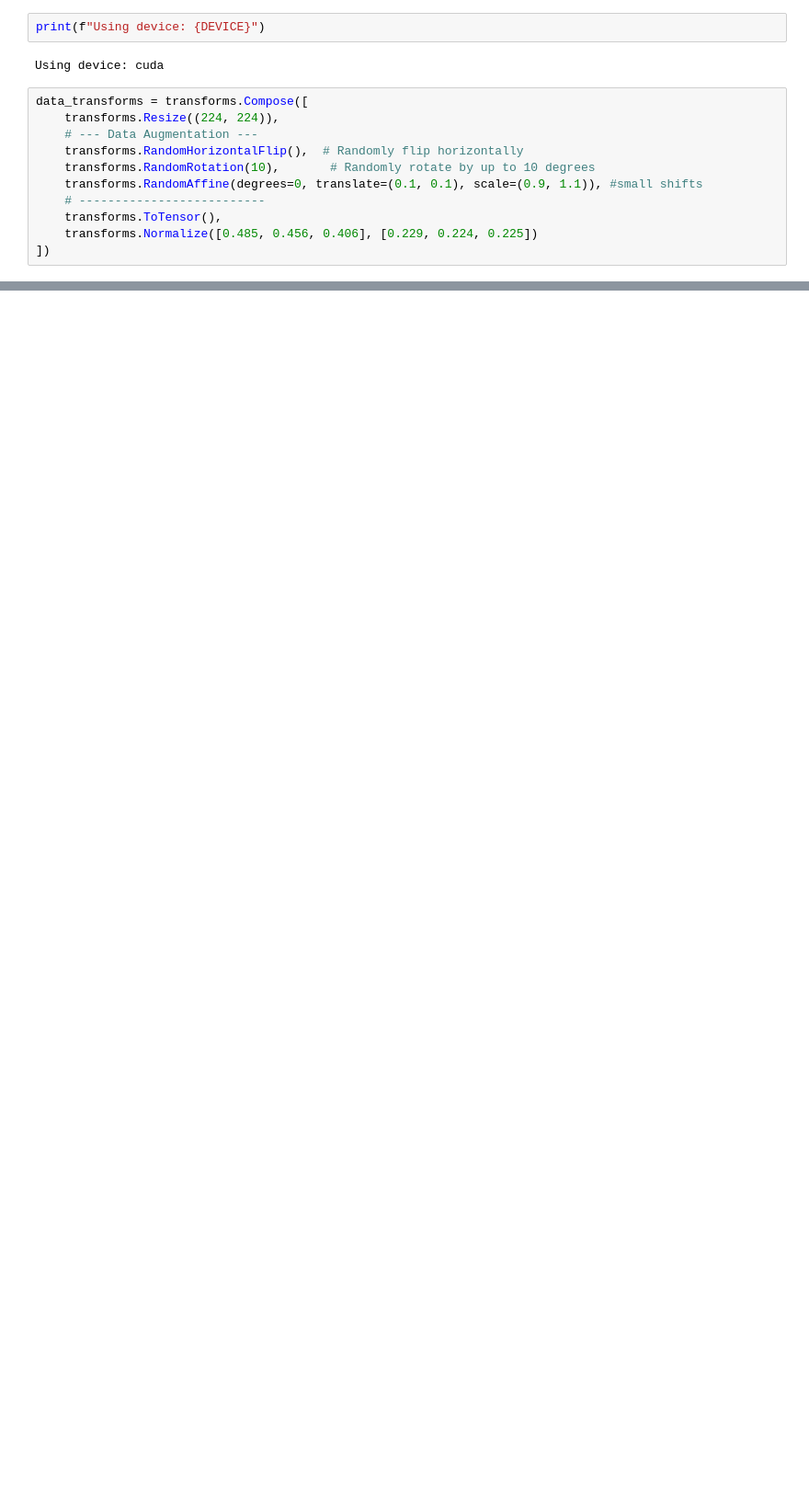
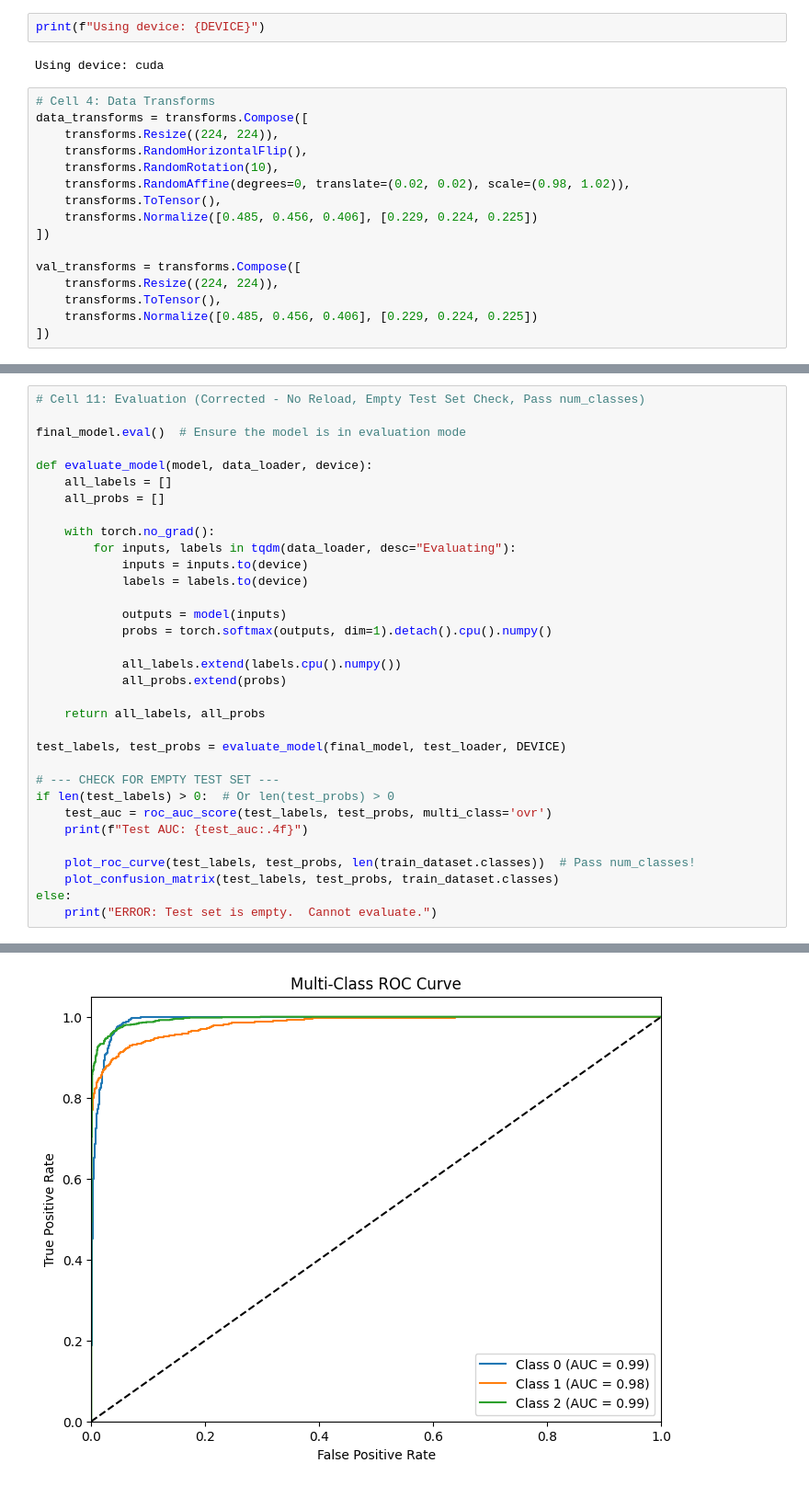
Before and after one commit to w2sg-arnav/multi-image-classification-task, a Jupyter notebook: notebooks/classification_notebook.ipynb, the cells around one changed output, grey strips where cells are left out. Shown at 92% size. Drawn from its saved outputs; the diff is of its cells as text; blank space fills up the shorter version.

```diff
--- a/notebooks/classification_notebook.ipynb
+++ b/notebooks/classification_notebook.ipynb
@@ -25,14 +25,19 @@ print(f"Using device: {DEVICE}")
 # %% [output]
 Using device: cuda
 # %%
+# Cell 4: Data Transforms
 data_transforms = transforms.Compose([
     transforms.Resize((224, 224)),
-    # --- Data Augmentation ---
-    transforms.RandomHorizontalFlip(),  # Randomly flip horizontally
-    transforms.RandomRotation(10),       # Randomly rotate by up to 10 degrees
-    transforms.RandomAffine(degrees=0, translate=(0.1, 0.1), scale=(0.9, 1.1)), #small shifts
-    # --------------------------
+    transforms.RandomHorizontalFlip(),
+    transforms.RandomRotation(10),
+    transforms.RandomAffine(degrees=0, translate=(0.02, 0.02), scale=(0.98, 1.02)),
     transforms.ToTensor(),
     transforms.Normalize([0.485, 0.456, 0.406], [0.229, 0.224, 0.225])
 ])
+
+val_transforms = transforms.Compose([
+    transforms.Resize((224, 224)),
+    transforms.ToTensor(),
+    transforms.Normalize([0.485, 0.456, 0.406], [0.229, 0.224, 0.225])
+])
 # %%
@@ -524,0 +749,34 @@ ValueError: Found array with 0 sample(s) (shape=(0,)) while a minimum of 1 is re
+# %%
+# Cell 11: Evaluation (Corrected - No Reload, Empty Test Set Check, Pass num_classes)
+
+final_model.eval()  # Ensure the model is in evaluation mode
+
+def evaluate_model(model, data_loader, device):
+    all_labels = []
+    all_probs = []
+
+    with torch.no_grad():
+        for inputs, labels in tqdm(data_loader, desc="Evaluating"):
+            inputs = inputs.to(device)
+            labels = labels.to(device)
+
+            outputs = model(inputs)
+            probs = torch.softmax(outputs, dim=1).detach().cpu().numpy()
+
+            all_labels.extend(labels.cpu().numpy())
+            all_probs.extend(probs)
+
+    return all_labels, all_probs
+
+test_labels, test_probs = evaluate_model(final_model, test_loader, DEVICE)
+
+# --- CHECK FOR EMPTY TEST SET ---
+if len(test_labels) > 0:  # Or len(test_probs) > 0
+    test_auc = roc_auc_score(test_labels, test_probs, multi_class='ovr')
+    print(f"Test AUC: {test_auc:.4f}")
+
+    plot_roc_curve(test_labels, test_probs, len(train_dataset.classes))  # Pass num_classes!
+    plot_confusion_matrix(test_labels, test_probs, train_dataset.classes)
+else:
+    print("ERROR: Test set is empty.  Cannot evaluate.")
+# %% [output]
@@ -524,0 +784 @@ ValueError: Found array with 0 sample(s) (shape=(0,)) while a minimum of 1 is re
+[figure, added]
```
Also changed, not shown: parts of 15 cells of this notebook, 1 other file.
